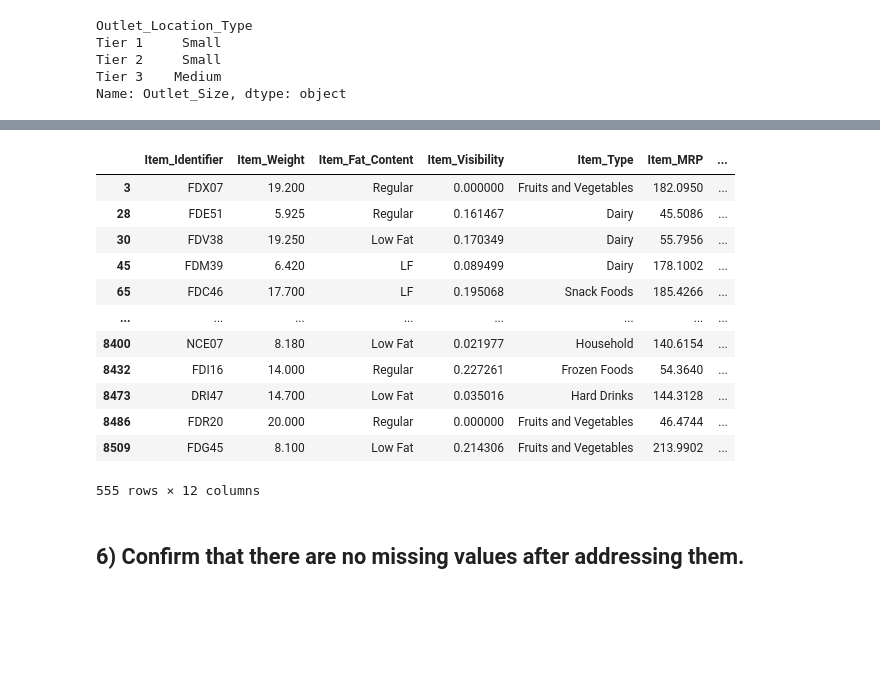
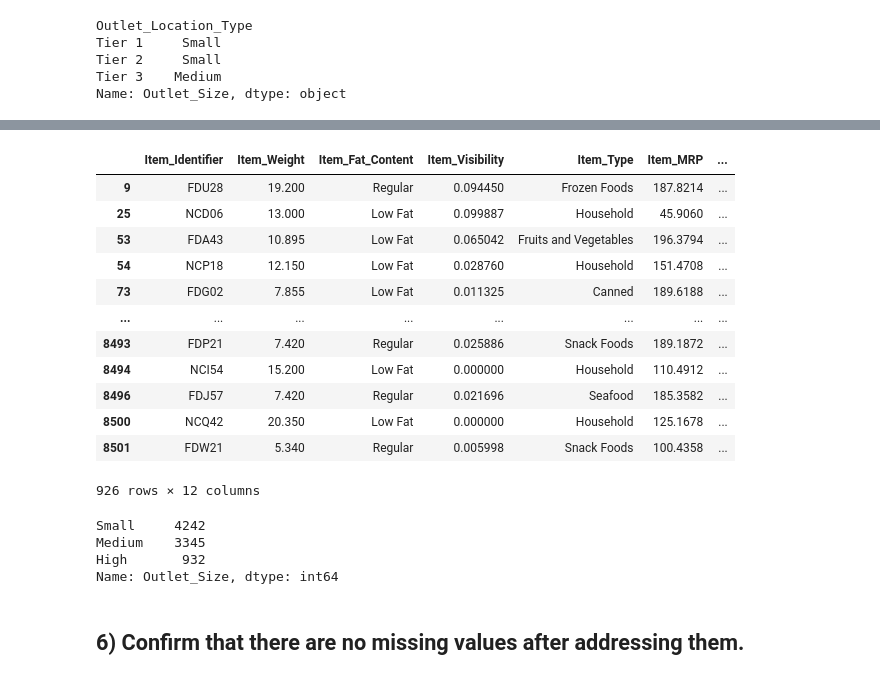
Before and after one commit to samantha-isaac/sales-predictions, a Jupyter notebook: salesPredictions.ipynb, the cells around one changed output, grey strips where cells are left out. Saved outputs shown, nothing was run; the diff lists cells and outputs as text; code cells hidden in the pictures; blank space fills up the shorter version.

```diff
--- a/salesPredictions.ipynb
+++ b/salesPredictions.ipynb
@@ -253,19 +255,26 @@ df.loc[df['Outlet_Identifier'] == 'OUT010'] = df.loc[df['Outlet_Identifier'] ==
 df.loc[df['Outlet_Identifier'] == 'OUT017'] = df.loc[df['Outlet_Identifier'] == 'OUT017'].fillna('Small')
 df.loc[df['Outlet_Identifier'] == 'OUT045'] = df.loc[df['Outlet_Identifier'] == 'OUT045'].fillna('Small')
 # %%
-df.loc[df['Outlet_Identifier'] == 'OUT010']
+df.loc[df['Outlet_Identifier'] == 'OUT017']
 # %% [output]
 |  | Item_Identifier | Item_Weight | Item_Fat_Content | Item_Visibility | Item_Type | Item_MRP | ... |
-| 3 | FDX07 | 19.200 | Regular | 0.000000 | Fruits and Vegetables | 182.0950 | ... |
-| 28 | FDE51 | 5.925 | Regular | 0.161467 | Dairy | 45.5086 | ... |
-| 30 | FDV38 | 19.250 | Low Fat | 0.170349 | Dairy | 55.7956 | ... |
-| 45 | FDM39 | 6.420 | LF | 0.089499 | Dairy | 178.1002 | ... |
-| 65 | FDC46 | 17.700 | LF | 0.195068 | Snack Foods | 185.4266 | ... |
+| 9 | FDU28 | 19.200 | Regular | 0.094450 | Frozen Foods | 187.8214 | ... |
+| 25 | NCD06 | 13.000 | Low Fat | 0.099887 | Household | 45.9060 | ... |
+| 53 | FDA43 | 10.895 | Low Fat | 0.065042 | Fruits and Vegetables | 196.3794 | ... |
+| 54 | NCP18 | 12.150 | Low Fat | 0.028760 | Household | 151.4708 | ... |
+| 73 | FDG02 | 7.855 | Low Fat | 0.011325 | Canned | 189.6188 | ... |
 | ... | ... | ... | ... | ... | ... | ... | ... |
-| 8400 | NCE07 | 8.180 | Low Fat | 0.021977 | Household | 140.6154 | ... |
-| 8432 | FDI16 | 14.000 | Regular | 0.227261 | Frozen Foods | 54.3640 | ... |
-| 8473 | DRI47 | 14.700 | Low Fat | 0.035016 | Hard Drinks | 144.3128 | ... |
-| 8486 | FDR20 | 20.000 | Regular | 0.000000 | Fruits and Vegetables | 46.4744 | ... |
-| 8509 | FDG45 | 8.100 | Low Fat | 0.214306 | Fruits and Vegetables | 213.9902 | ... |
+| 8493 | FDP21 | 7.420 | Regular | 0.025886 | Snack Foods | 189.1872 | ... |
+| 8494 | NCI54 | 15.200 | Low Fat | 0.000000 | Household | 110.4912 | ... |
+| 8496 | FDJ57 | 7.420 | Regular | 0.021696 | Seafood | 185.3582 | ... |
+| 8500 | NCQ42 | 20.350 | Low Fat | 0.000000 | Household | 125.1678 | ... |
+| 8501 | FDW21 | 5.340 | Regular | 0.005998 | Snack Foods | 100.4358 | ... |
-555 rows × 12 columns
+926 rows × 12 columns
+# %%
+df['Outlet_Size'].value_counts()
+# %% [output]
+Small     4242
+Medium    3345
+High       932
+Name: Outlet_Size, dtype: int64
 # %% [markdown]
```
Also changed, not shown: parts of 16 cells of this notebook.
